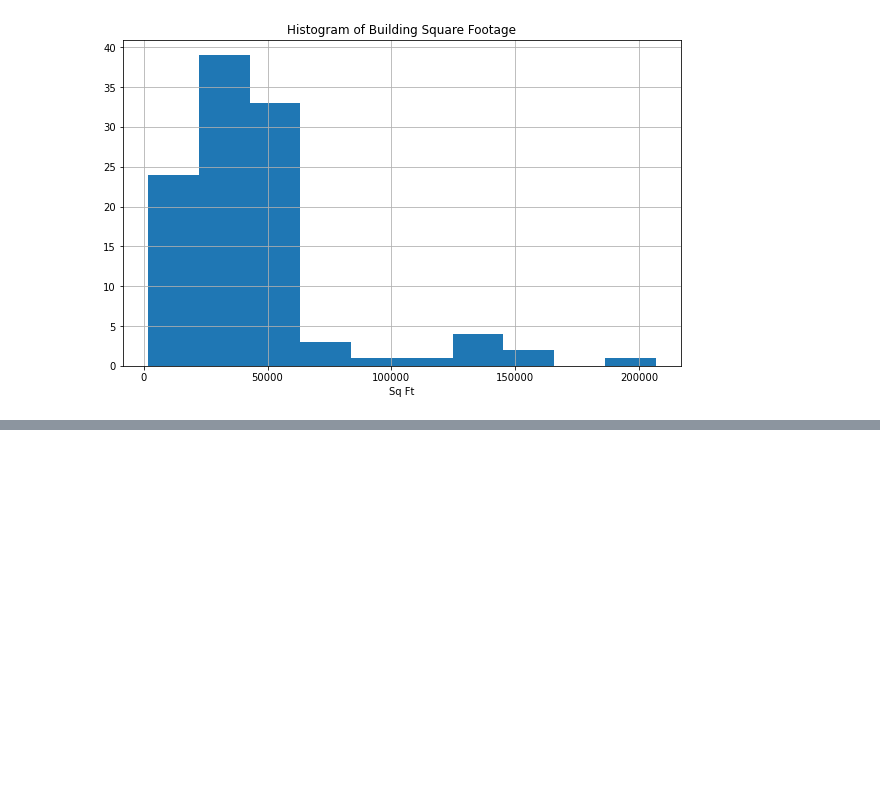
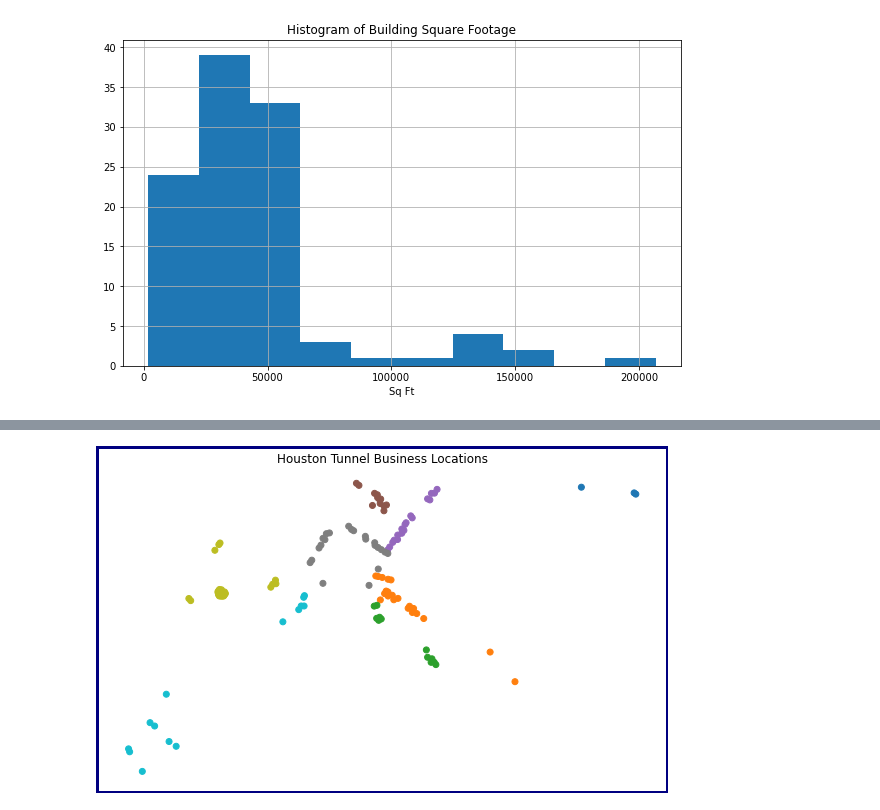
Before and after one commit to jorgegarcia1396/houston-tunnel-mapping, a Jupyter notebook: tunnels-eda.ipynb, the cells around one changed output, grey strips where cells are left out. Cells and saved outputs as stored; diff of their text form; code cells hidden in the pictures; blank space fills up the shorter version.

```diff
--- a/tunnels-eda.ipynb
+++ b/tunnels-eda.ipynb
@@ -112,3 +115,6 @@ plt.xlabel('Sq Ft')
 plt.show()
 # %% [output]
 [figure]
+# %%
+business = gpd.read_file('business.geojson', engine='pyorgio')
+business.info()
@@ -114,0 +148,12 @@ plt.show()
+# %%
+fig, ax = plt.subplots(1, 1, figsize=(10,10))
+
+fig.patch.set_linewidth(5)
+fig.patch.set_edgecolor('navy')
+
+business.plot(ax=ax, column='tunnel_name')
+plt.title('Houston Tunnel Business Locations')
+plt.axis(False)
+plt.show()
+# %% [output]
+[figure, added]
```
Also changed, not shown: parts of 4 cells of this notebook, 2 other files.
